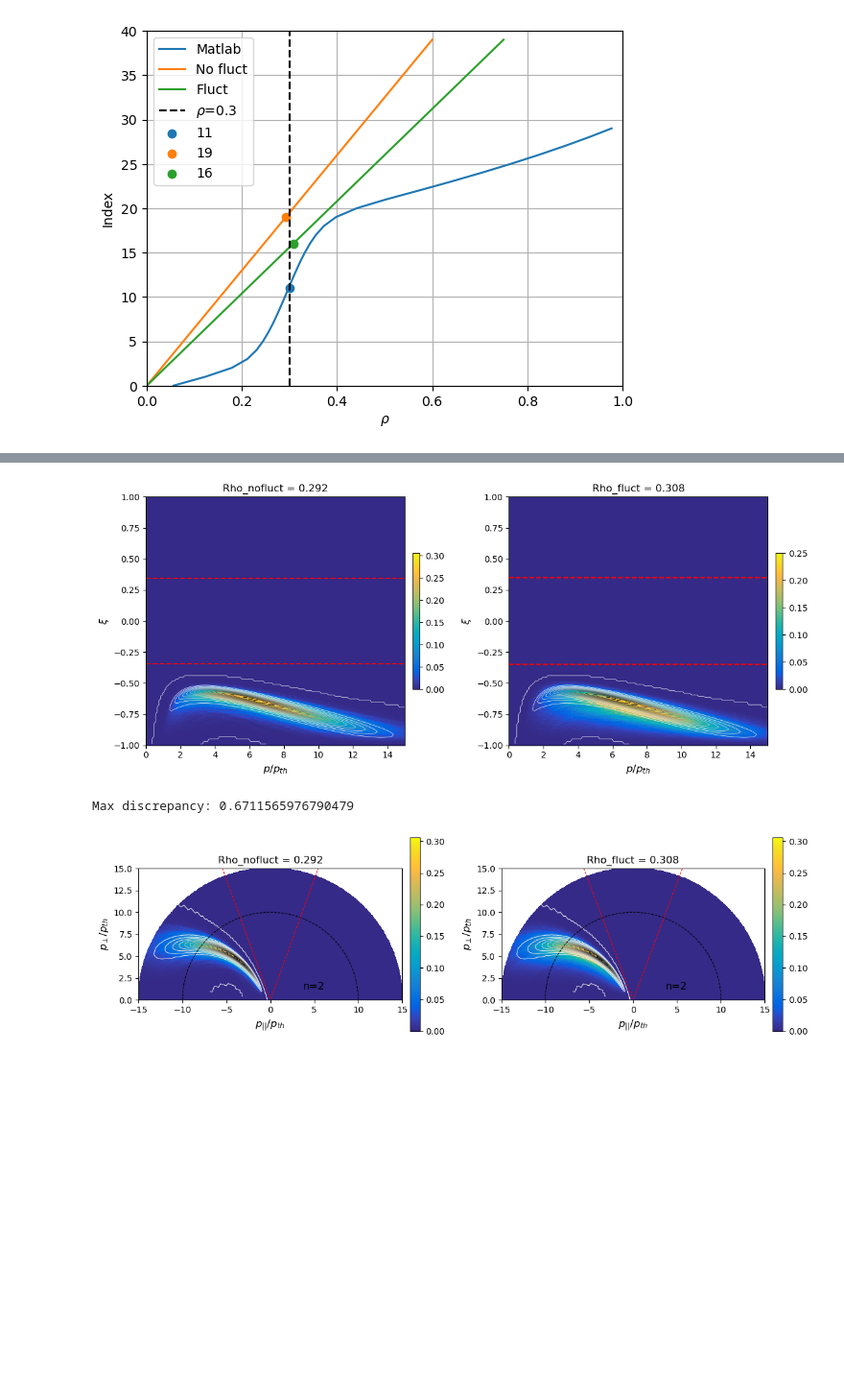
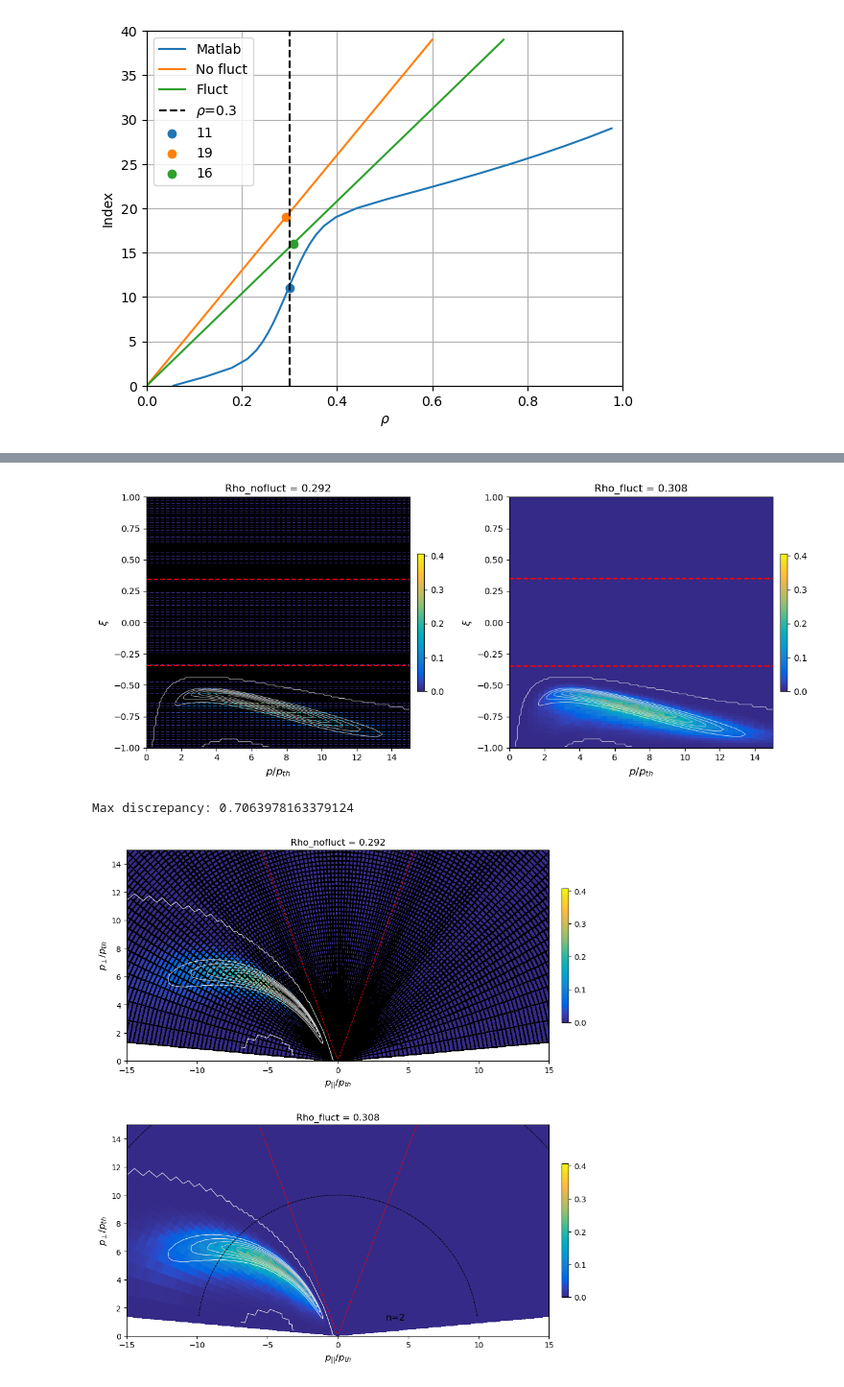
Before and after one commit to EwoutDevlaminck/WKBacca_QL, a Jupyter notebook: Analysis_sparse_test.ipynb, the cells around one changed output, grey strips where cells are left out. Shown: that part at 96% size. Drawn from its saved outputs; the diff is of its cells as text; code cells hidden in the pictures; blank space fills up the shorter version.

```diff
--- a/Analysis_sparse_test.ipynb
+++ b/Analysis_sparse_test.ipynb
@@ -69,5 +71,9 @@ Pnorm_mat = mat['PP'][0,0]
 Ksi0_mat = mat['MHU'][0,0]
 Ppar_mat, Pper_mat = Pnorm_mat*Ksi0_mat, Pnorm_mat*np.sqrt(1-Ksi0_mat**2)
 print(Drf_mat.shape, rho_mat.shape, Pnorm_mat.shape, Ksi0_mat.shape)
+
+max_mat = np.max(Drf_mat)
+min_mat = np.min(Drf_mat)
+print(max_mat, min_mat)
 # %% [output]
 (299, 142, 30) (30,) (142, 299) (142, 299)
@@ -267,0 +265,14 @@ DRF_pp_fluct = QL_bounce_fluct*(1-KSI0**2)
+# %%
+DRF_pp_nofluct = QL_bounce*(1-KSI0**2)
+DRF_pp_fluct = QL_bounce_fluct*(1-KSI0**2)
+
+max_nofluct = np.max(DRF_pp_nofluct)
+min_nofluct = np.min(DRF_pp_nofluct)
+print(f'max_nofluct:{max_nofluct}, min_nofluct:{min_nofluct}')
+
+plt.figure()
+freqbins = plt.hist(DRF_pp_nofluct.flatten(), bins=100, density=False, log=True, alpha=0.5, label='No fluct')
+freqbins_fluct = plt.hist(DRF_pp_fluct.flatten(), bins=100, density=False, log=True, alpha=0.5, label='Fluct')
+plt.axhline(1e1, color='r', linestyle='--')
+plt.legend()
+plt.show()
@@ -319,8 +348,8 @@ plt.show()
 plt.figure(figsize=(12, 5))
 ax = plt.subplot(121)
 
-fig = ax.pcolormesh(Pnorm, Ksi0, DRF_pp_nofluct[i_no_fluct], cmap=parula_map)
-fig2 = ax.contour(Pnorm_mat, Ksi0_mat, Drf_mat[:,:,i_mat].T, levels=15, cmap='Greys', linewidths=0.5)
+fig = ax.pcolormesh(Pnorm, Ksi0, DRF_pp_nofluct[:,:,i_no_fluct], cmap=parula_map, vmin=min_nofluct, vmax=max_nofluct, edgecolors='k')
+fig2 = ax.contour(Pnorm_mat, Ksi0_mat, Drf_mat[:,:,i_mat].T, levels=np.linspace(min_mat, max_mat, 15), cmap='Greys', linewidths=0.5)
 
 colorbar = plt.colorbar(fig, orientation='vertical', pad=.025, shrink=.55)
 
@@ -333,8 +362,8 @@ ax.set_xlim(0, p_max)
 ax.set_title(f'Rho_nofluct = {np.sqrt(psi[i_no_fluct]):.3}')
 
 ax = plt.subplot(122)
-fig = ax.pcolormesh(Pnorm, Ksi0, DRF_pp_fluct[i_fluct], cmap=parula_map)
-fig2 = ax.contour(Pnorm_mat, Ksi0_mat, Drf_mat[:,:,i_mat].T, levels=15, cmap='Greys', linewidths=0.5)
+fig = ax.pcolormesh(Pnorm, Ksi0, DRF_pp_fluct[:,:,i_fluct], cmap=parula_map, vmin=min_nofluct, vmax=max_nofluct)
+fig2 = ax.contour(Pnorm_mat, Ksi0_mat, Drf_mat[:,:,i_mat].T, levels=np.linspace(min_mat, max_mat, 15), cmap='Greys', linewidths=0.5)
 
 colorbar = plt.colorbar(fig, orientation='vertical', pad=.025, shrink=.55)
 
@@ -351,54 +380,54 @@ plt.show()
 
 print(f'Max discrepancy: {np.max(DRF_pp_nofluct[i_no_fluct]/np.amax(Drf_mat[:,:,i_mat].T))}')
 # %% [output]
-[figure, old version]
+[figure, new version]
-Max discrepancy: 0.6711565976790479
+Max discrepancy: 0.7063978163379124
 # %%
 def Trapping_line(p_par, Trapksi0, i_psi):
     #Trapping line, giving p_perp_Trap = p_par_Trap * sqrt(1 - ksi0_T^2)/ksi0_T*sign(p_par_Trap)
     return np.sign(p_par) * p_par * np.sqrt(1 - Trapksi0[i_psi]**2)/Trapksi0[i_psi]
 # %%
-plt.figure(figsize=(12, 6))
-ax = plt.subplot(121)
+plt.figure(figsize=(10, 10))
+ax = plt.subplot(211)
 
-fig = ax.pcolormesh(PPAR[i_no_fluct], PPER[i_no_fluct], DRF_pp_nofluct[i_no_fluct], cmap=parula_map)
-fig2 = ax.contour(Ppar_mat, Pper_mat, Drf_mat[:,:,i_mat].T, levels=15, cmap='Greys', linewidths=0.7)
+fig = ax.pcolormesh(PPAR[:,:,i_no_fluct], PPER[:,:,i_no_fluct], DRF_pp_nofluct[:,:,i_no_fluct], cmap=parula_map, vmin=min_nofluct, vmax=max_nofluct, edgecolors='k')
+fig2 = ax.contour(Ppar_mat, Pper_mat, Drf_mat[:,:,i_mat].T, levels=np.linspace(min_mat, max_mat, 15), cmap='Greys', linewidths=0.7)
 colorbar = plt.colorbar(fig, orientation='vertical', pad=.025, shrink=.55)
 
-plt.contour(PPAR[i_no_fluct], PPER[i_no_fluct], Pnorm, levels=[10, 20, 29.99], colors='black', linestyles='dashed', linewidths=0.8)
+plt.contour(PPAR[:,:,i_no_fluct], PPER[:,:,i_no_fluct], Pnorm, levels=[10, 20, 29.99], colors='black', linestyles='dashed', linewidths=0.8)
 plt.annotate(r'n=2', xy=(3, 1), xytext=(7, 2), textcoords='offset points', fontsize=12)
 plt.annotate(r'n=3', xy=(13, 16), xytext=(7, 2), textcoords='offset points', fontsize=12)
 
 p_perp_Trap = Trapping_line(np.linspace(-p_max, p_max, 200), Trapksi0, i_no_fluct)
 plt.plot(np.linspace(-p_max, p_max, 200), p_perp_Trap, color='r', linestyle='--', linewidth=0.8)
 
 ax.set_xlabel(r'$p_{||}/p_{th}$', size=12)
 ax.set_ylabel(r'$p_{\perp}/p_{th}$', size=12)
 ax.set_ylim(0, p_max)
-ax.set_xlim(-15, 15)
+ax.set_xlim(-p_max, p_max)
 ax.set_aspect('equal')
 ax.set_title(f'Rho_nofluct = {np.sqrt(psi[i_no_fluct]):.3f}')
 
-ax = plt.subplot(122)
-fig3 = ax.pcolormesh(PPAR[i_fluct], PPER[i_fluct], DRF_pp_fluct[i_fluct], cmap=parula_map)
-fig4 = ax.contour(Ppar_mat, Pper_mat, Drf_mat[:,:,i_mat].T, levels=15, cmap='Greys', linewidths=0.7)
+ax = plt.subplot(212)
+fig3 = ax.pcolormesh(PPAR[:,:,i_fluct], PPER[:,:,i_fluct], DRF_pp_fluct[:,:,i_fluct], cmap=parula_map, vmin=min_nofluct, vmax=max_nofluct)
+fig4 = ax.contour(Ppar_mat, Pper_mat, Drf_mat[:,:,i_mat].T, levels=np.linspace(min_mat, max_mat, 15), cmap='Greys', linewidths=0.7)
 colorbar = plt.colorbar(fig, orientation='vertical', pad=.025, shrink=.55)
 
-plt.contour(PPAR[i_fluct], PPER[i_fluct], Pnorm, levels=[10, 20, 29.99], colors='black', linestyles='dashed', linewidths=0.8)
+plt.contour(PPAR[:,:,i_fluct], PPER[:,:,i_fluct], Pnorm, levels=[10, 20, 29.99], colors='black', linestyles='dashed', linewidths=0.8)
 plt.annotate(r'n=2', xy=(3, 1), xytext=(7, 2), textcoords='offset points', fontsize=12)
 plt.annotate(r'n=3', xy=(13, 16), xytext=(7, 2), textcoords='offset points', fontsize=12)
 
 p_perp_Trap = Trapping_line(np.linspace(-p_max, p_max, 200), Trapksi0_fluct, i_fluct)
 plt.plot(np.linspace(-p_max, p_max, 200), p_perp_Trap, color='r', linestyle='--', linewidth=0.8)
 
 ax.set_xlabel(r'$p_{||}/p_{th}$', size=12)
 ax.set_ylabel(r'$p_{\perp}/p_{th}$', size=12)
 ax.set_ylim(0, p_max)
-ax.set_xlim(-15, 15)
+ax.set_xlim(-p_max, p_max)
 ax.set_aspect('equal')
 ax.set_title(f'Rho_fluct = {np.sqrt(psi_fluct[i_fluct]):.3f}')
 
 plt.tight_layout()
 plt.show()
 # %% [output]
-[figure, old version]
+[figure, new version]
```
Also changed, not shown: parts of 10 cells of this notebook, 5 other files.
